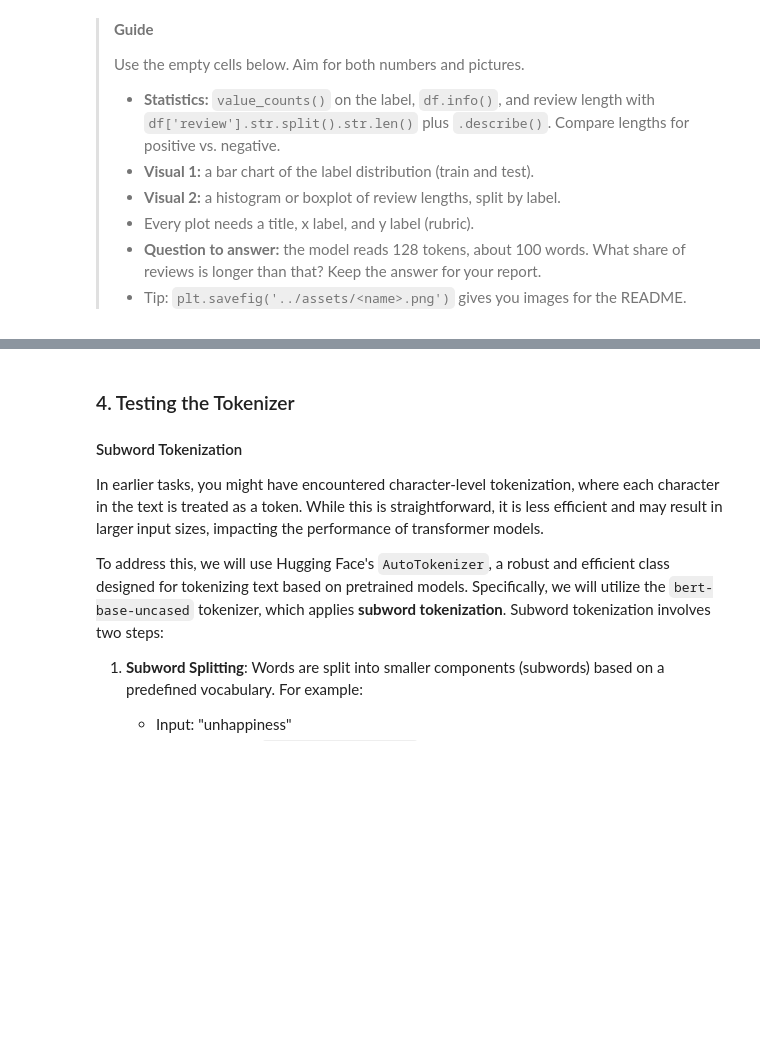
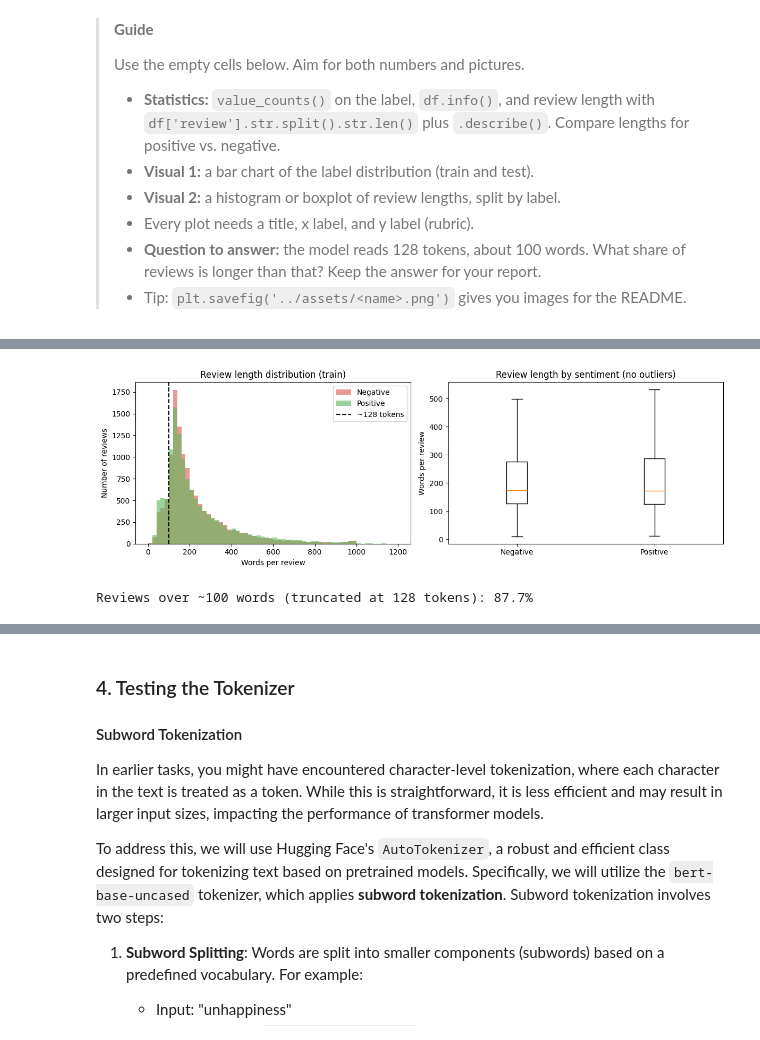
Before and after one commit to Kalestahr/FTW_DEJournal, a Jupyter notebook: sentimentscope.ipynb, the cells around one changed output, grey strips where cells are left out. Saved outputs shown, nothing was run; the diff lists cells and outputs as text; code cells hidden in the pictures; blank space fills up the shorter version.

```diff
--- a/sentimentscope.ipynb
+++ b/sentimentscope.ipynb
@@ -265,0 +308,25 @@ Write code to explore the dataset in this section.
+# %%
+train_words = train_df['review'].str.split().str.len()
+
+fig, axes = plt.subplots(1, 2, figsize=(12, 4))
+for label, name, color in [(0, 'Negative', '#d9534f'), (1, 'Positive', '#5cb85c')]:
+    axes[0].hist(train_words[train_df['label'] == label], bins=60, range=(0, 1200),
+                 alpha=0.6, label=name, color=color)
+axes[0].axvline(100, color='black', linestyle='--', label='~128 tokens')
+axes[0].set_title("Review length distribution (train)")
+axes[0].set_xlabel("Words per review")
+axes[0].set_ylabel("Number of reviews")
+axes[0].legend()
+
+axes[1].boxplot([train_words[train_df['label'] == 0], train_words[train_df['label'] == 1]], showfliers=False)
+axes[1].set_xticklabels(['Negative', 'Positive'])
+axes[1].set_title("Review length by sentiment (no outliers)")
+axes[1].set_ylabel("Words per review")
+plt.tight_layout()
+plt.savefig(os.path.join(ASSETS_DIR, "review_lengths.png"), dpi=120)
+plt.show()
+
+print(f"Reviews over ~100 words (truncated at 128 tokens): {(train_words > 100).mean():.1%}")
+# %% [output]
+[figure, added]
+Reviews over ~100 words (truncated at 128 tokens): 87.7%
```
Also changed, not shown: parts of 3 cells of this notebook.
